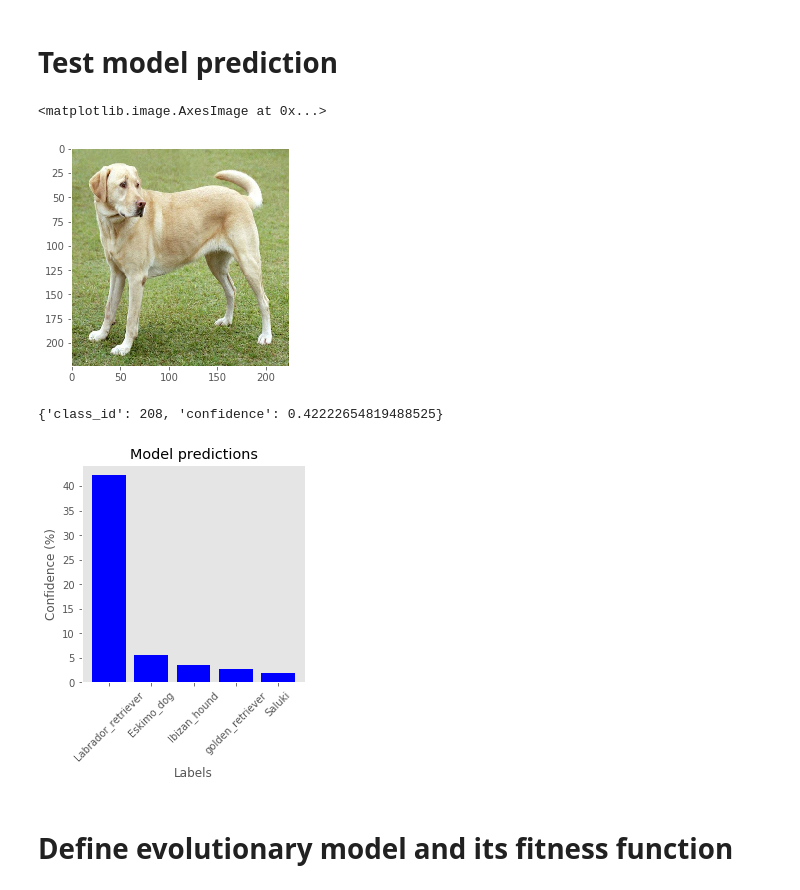
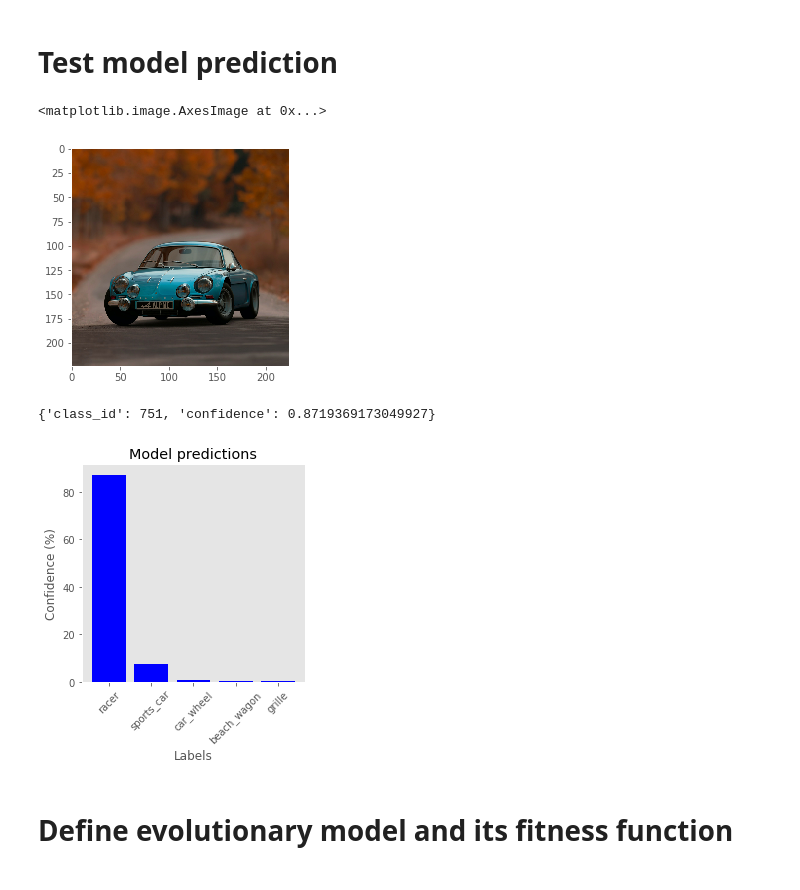
Before and after one commit to google-research/evoflow, a Jupyter notebook: notebooks/adversarial attacks.ipynb, the cells around one changed output. Saved outputs shown, nothing was run; the diff lists cells and outputs as text; code cells hidden in the pictures.

```diff
--- a/notebooks/adversarial attacks.ipynb
+++ b/notebooks/adversarial attacks.ipynb
@@ -69,21 +88,22 @@ target_model.trainable = False
 # Test model prediction
 # %%
 image_url = "https://storage.googleapis.com/download.tensorflow.org/example_images/YellowLabradorLooking_new.jpg"
+image_url = "https://images.pexels.com/photos/1592384/pexels-photo-1592384.jpeg?cs=srgb&dl=shallow-focus-photography-of-blue-alpine-car-1592384.jpg&fm=jpg"
 image = image_from_url(image_url, IMAGE_SIZE)
 plt.imshow(image)
 # %% [output]
 <matplotlib.image.AxesImage at 0x...>
-[figure, old version]
+[figure, new version]
 # %%
 predictions = get_predictions(target_model, image[None, ...])
 best_prediction = get_best_prediction(predictions)
 print(best_prediction)
 # %% [output]
-{'class_id': 208, 'confidence': 0.42222654819488525}
+{'class_id': 751, 'confidence': 0.8719369173049927}
 # %%
 display_predictions(predictions)
 # %% [output]
-[figure, old version]
+[figure, new version]
 # %% [markdown]
 # Define evolutionary model and its fitness function
 # %%
```
Also changed, not shown: parts of 14 cells of this notebook, 1 other file.
